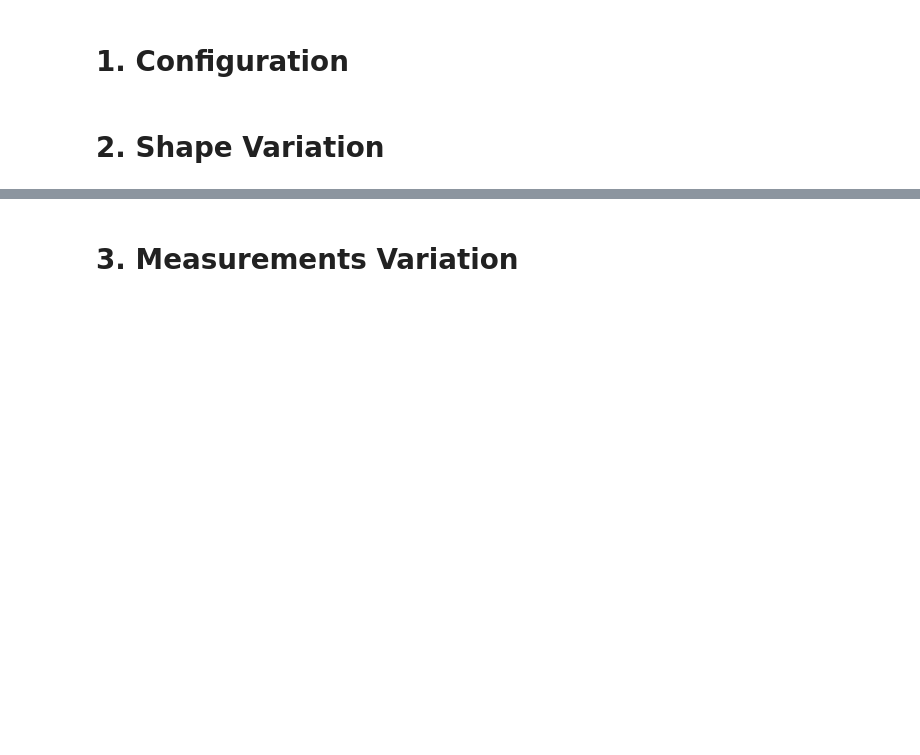
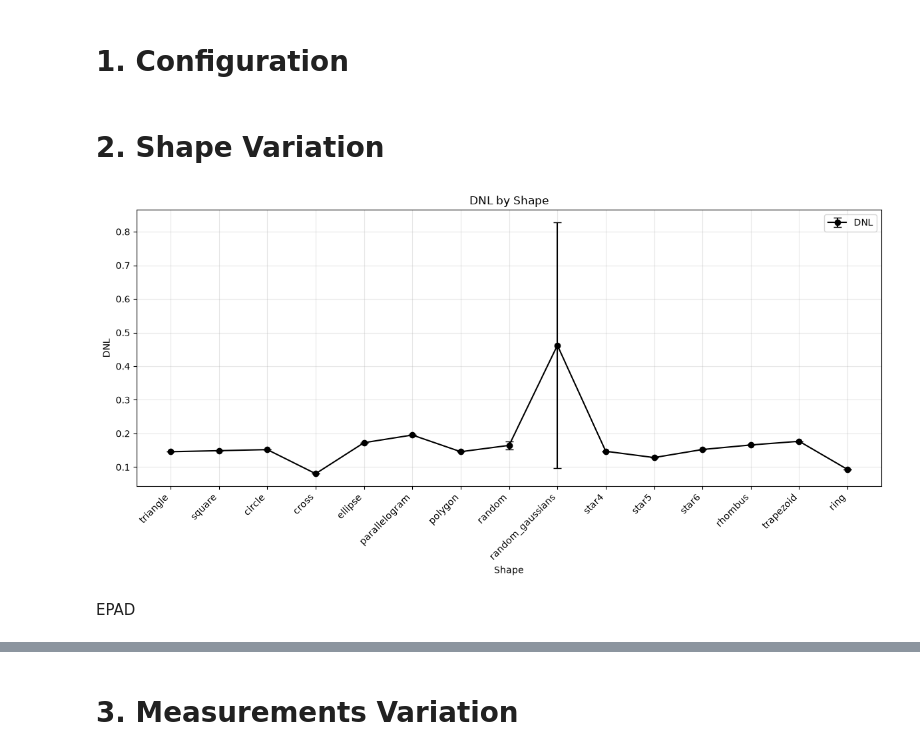
Before and after one commit to andre-batista/eispy2d, a Jupyter notebook: demo/example_benchmark_evaluate.ipynb, the cells around one changed output, grey strips where cells are left out. Drawn from its saved outputs; the diff is of its cells as text; code cells hidden in the pictures; blank space fills up the shorter version.

```diff
--- a/demo/example_benchmark_evaluate.ipynb
+++ b/demo/example_benchmark_evaluate.ipynb
@@ -283,5 +391,16 @@ def plot_pair_heatmap(data, title, colorbar_label):
 # %% [markdown]
 # 2. Shape Variation
+# %%
+plot_dnl_variation(
+    collect_group_dnl('shape'),
+    'DNL by Shape',
+    'Shape',
+    categorical=True
+)
+# %% [output]
+[figure, added]
+# %% [markdown]
+EPAD
 # %%
 indicator = rst.REL_PERMITTIVITY_PAD_ERROR
 
```
Also changed, not shown: parts of 58 cells of this notebook, 1 other file.
